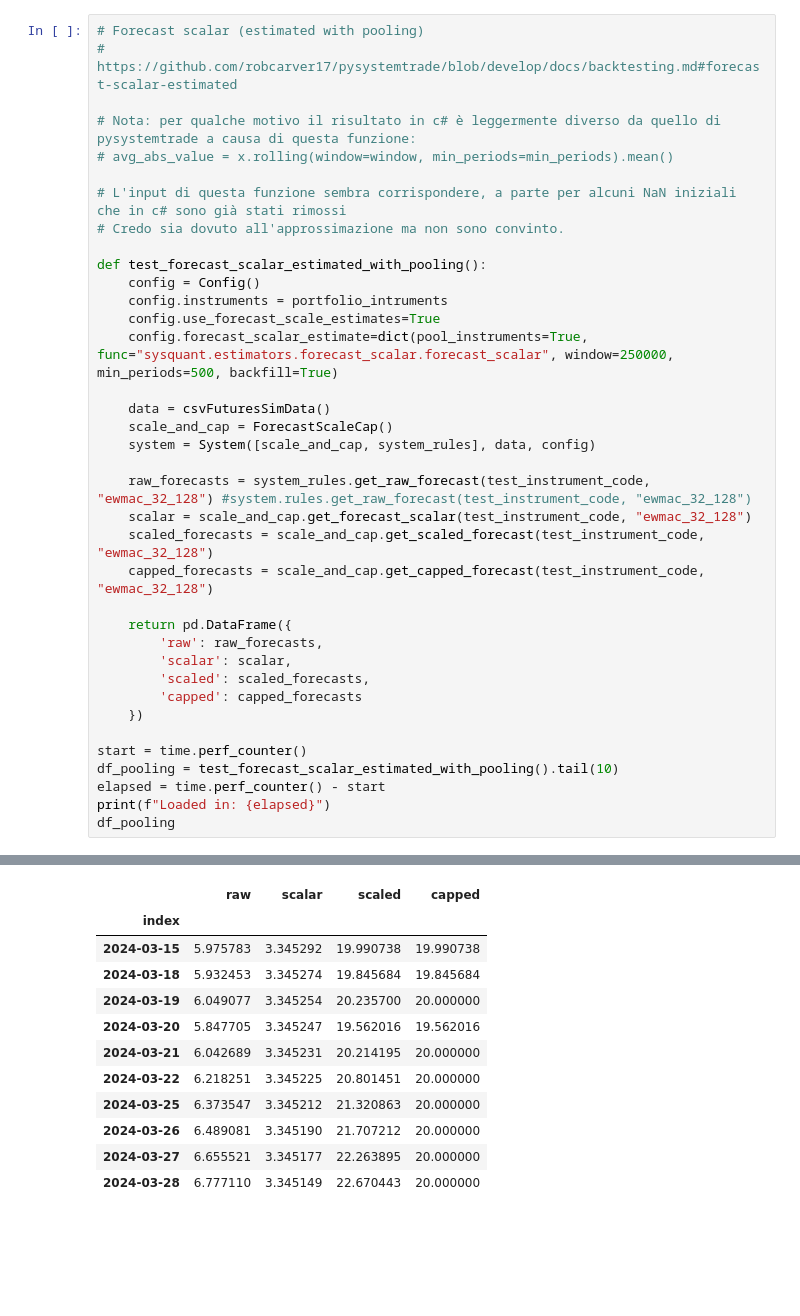
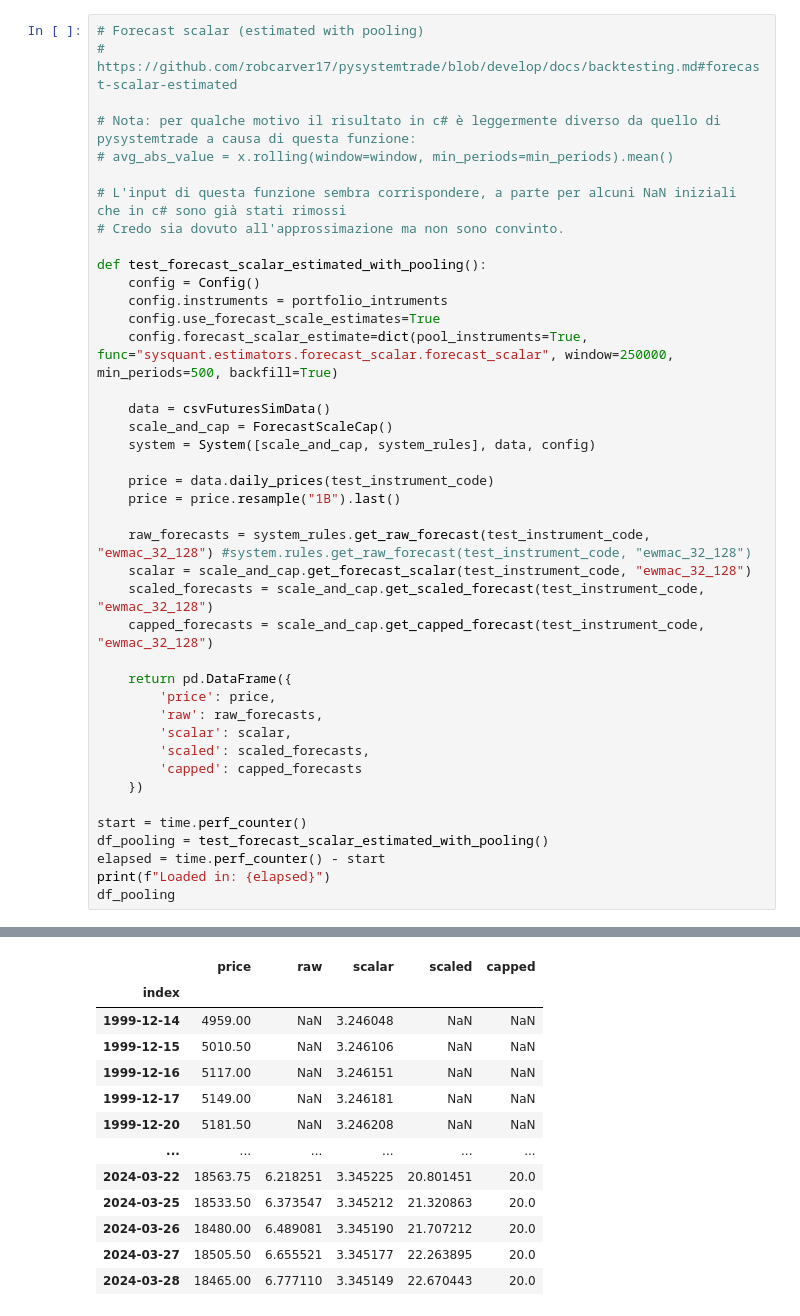
Before and after one commit to ZampaStudio/pysystemtrade, a Jupyter notebook: examples/custom/system_test.ipynb, the cells around one changed output, grey strips where cells are left out. Saved outputs shown, nothing was run; the diff lists cells and outputs as text; blank space fills up the shorter version.

```diff
--- a/examples/custom/system_test.ipynb
+++ b/examples/custom/system_test.ipynb
@@ -215,12 +217,16 @@ def test_forecast_scalar_estimated_with_pooling():
     scale_and_cap = ForecastScaleCap()
     system = System([scale_and_cap, system_rules], data, config)
 
+    price = data.daily_prices(test_instrument_code)
+    price = price.resample("1B").last()
+
     raw_forecasts = system_rules.get_raw_forecast(test_instrument_code, "ewmac_32_128") #system.rules.get_raw_forecast(test_instrument_code, "ewmac_32_128")
     scalar = scale_and_cap.get_forecast_scalar(test_instrument_code, "ewmac_32_128")
     scaled_forecasts = scale_and_cap.get_scaled_forecast(test_instrument_code, "ewmac_32_128")
     capped_forecasts = scale_and_cap.get_capped_forecast(test_instrument_code, "ewmac_32_128")
 
     return pd.DataFrame({
+        'price': price,
         'raw': raw_forecasts,
         'scalar': scalar,
         'scaled': scaled_forecasts,
@@ -228,7 +234,7 @@ def test_forecast_scalar_estimated_with_pooling():
     })
 
 start = time.perf_counter()
-df_pooling = test_forecast_scalar_estimated_with_pooling().tail(10)
+df_pooling = test_forecast_scalar_estimated_with_pooling()
 elapsed = time.perf_counter() - start
 print(f"Loaded in: {elapsed}")
 df_pooling
@@ -254,12 +260,13 @@ Loaded in: 2.530525599999237
-|  | raw | scalar | scaled | capped |
-| index |  |  |  |  |
-| 2024-03-15 | 5.975783 | 3.345292 | 19.990738 | 19.990738 |
-| 2024-03-18 | 5.932453 | 3.345274 | 19.845684 | 19.845684 |
-| 2024-03-19 | 6.049077 | 3.345254 | 20.235700 | 20.000000 |
-| 2024-03-20 | 5.847705 | 3.345247 | 19.562016 | 19.562016 |
-| 2024-03-21 | 6.042689 | 3.345231 | 20.214195 | 20.000000 |
-| 2024-03-22 | 6.218251 | 3.345225 | 20.801451 | 20.000000 |
-| 2024-03-25 | 6.373547 | 3.345212 | 21.320863 | 20.000000 |
-| 2024-03-26 | 6.489081 | 3.345190 | 21.707212 | 20.000000 |
-| 2024-03-27 | 6.655521 | 3.345177 | 22.263895 | 20.000000 |
-| 2024-03-28 | 6.777110 | 3.345149 | 22.670443 | 20.000000 |
+|  | price | raw | scalar | scaled | capped |
+| index |  |  |  |  |  |
+| 1999-12-14 | 4959.00 | NaN | 3.246048 | NaN | NaN |
+| 1999-12-15 | 5010.50 | NaN | 3.246106 | NaN | NaN |
+| 1999-12-16 | 5117.00 | NaN | 3.246151 | NaN | NaN |
+| 1999-12-17 | 5149.00 | NaN | 3.246181 | NaN | NaN |
+| 1999-12-20 | 5181.50 | NaN | 3.246208 | NaN | NaN |
+| ... | ... | ... | ... | ... | ... |
+| 2024-03-22 | 18563.75 | 6.218251 | 3.345225 | 20.801451 | 20.0 |
+| 2024-03-25 | 18533.50 | 6.373547 | 3.345212 | 21.320863 | 20.0 |
+| 2024-03-26 | 18480.00 | 6.489081 | 3.345190 | 21.707212 | 20.0 |
+| 2024-03-27 | 18505.50 | 6.655521 | 3.345177 | 22.263895 | 20.0 |
+| 2024-03-28 | 18465.00 | 6.777110 | 3.345149 | 22.670443 | 20.0 |
```
Also changed, not shown: parts of 7 cells of this notebook.
